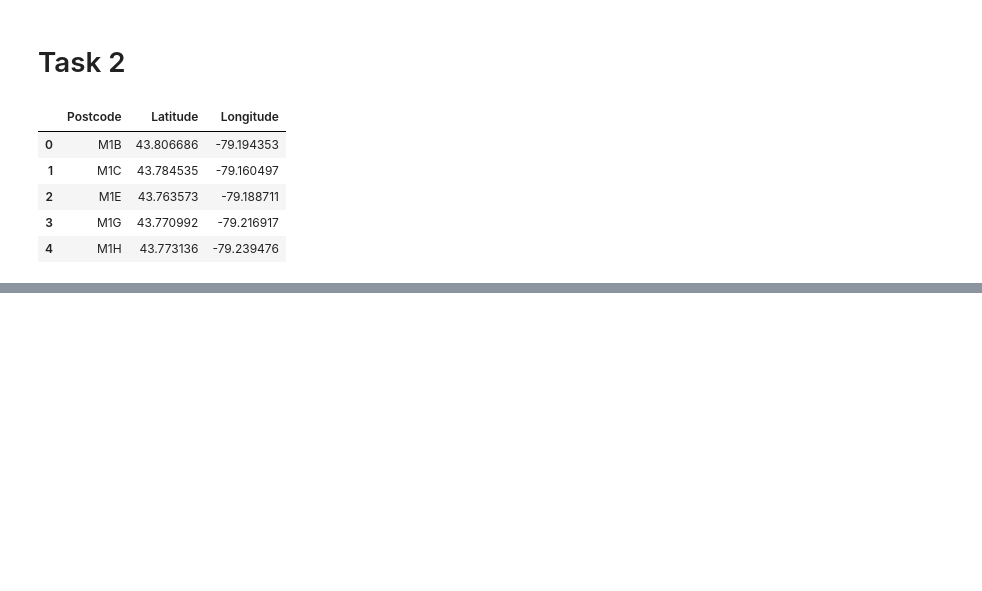
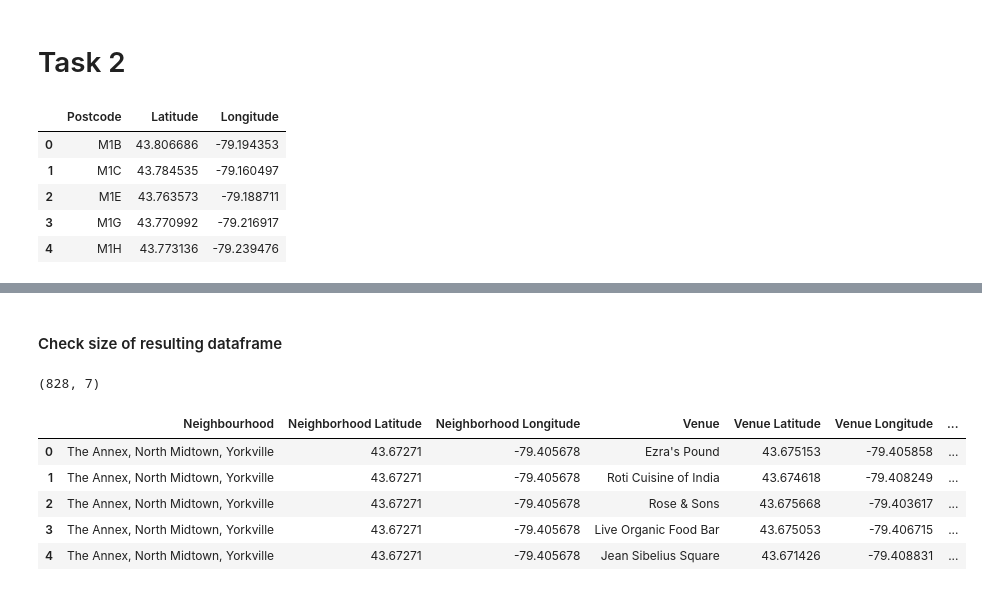
Before and after one commit to natarajc/Coursera_Capstone, a Jupyter notebook: Coursera_Capstone_Week3 Project.ipynb, the cells around one changed output, grey strips where cells are left out. Cells and saved outputs as stored; diff of their text form; code cells hidden in the pictures; blank space fills up the shorter version.

```diff
--- a/Coursera_Capstone_Week3 Project.ipynb
+++ b/Coursera_Capstone_Week3 Project.ipynb
@@ -111,0 +342,13 @@ df.tail(10)
+# %% [markdown]
+#### Check size of resulting dataframe
+# %%
+print(toronto_venues.shape)
+toronto_venues.head()
+# %% [output]
+(828, 7)
+|  | Neighbourhood | Neighborhood Latitude | Neighborhood Longitude | Venue | Venue Latitude | Venue Longitude | ... |
+| 0 | The Annex, North Midtown, Yorkville | 43.67271 | -79.405678 | Ezra's Pound | 43.675153 | -79.405858 | ... |
+| 1 | The Annex, North Midtown, Yorkville | 43.67271 | -79.405678 | Roti Cuisine of India | 43.674618 | -79.408249 | ... |
+| 2 | The Annex, North Midtown, Yorkville | 43.67271 | -79.405678 | Rose & Sons | 43.675668 | -79.403617 | ... |
+| 3 | The Annex, North Midtown, Yorkville | 43.67271 | -79.405678 | Live Organic Food Bar | 43.675053 | -79.406715 | ... |
+| 4 | The Annex, North Midtown, Yorkville | 43.67271 | -79.405678 | Jean Sibelius Square | 43.671426 | -79.408831 | ... |
```
Also changed, not shown: parts of 46 cells of this notebook.
